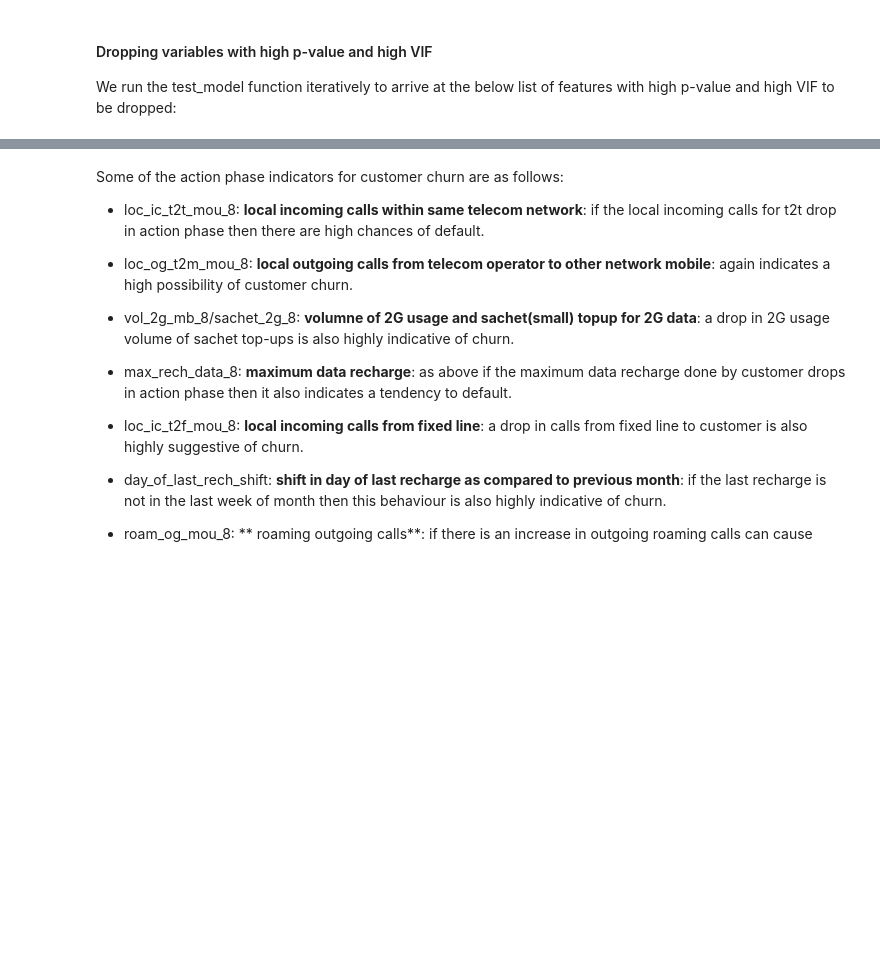
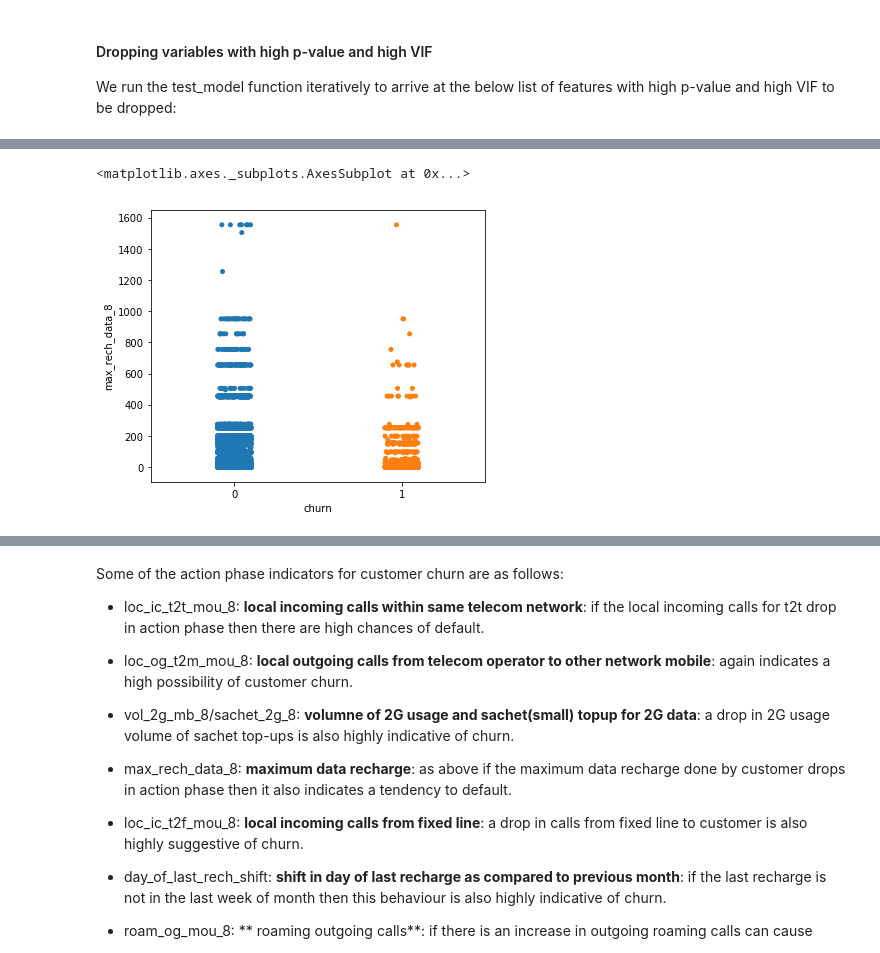
Before and after one commit to saad1504/Telecom_Churn_Case_Study, a Jupyter notebook: Telecom_Churn_Modelling.ipynb, the cells around one changed output, grey strips where cells are left out. Cells and saved outputs as stored; diff of their text form; code cells hidden in the pictures; blank space fills up the shorter version.

```diff
--- a/Telecom_Churn_Modelling.ipynb
+++ b/Telecom_Churn_Modelling.ipynb
@@ -2037,0 +2267,6 @@ loc_ic_t2t_mou_good_ph     0.3013      0.112      2.682      0.007       0.081
+# %%
+plt.rcParams["figure.figsize"] = [6, 5]
+sns.stripplot(x="churn", y="max_rech_data_8", data=telecom_data, jitter=True)
+# %% [output]
+<matplotlib.axes._subplots.AxesSubplot at 0x...>
+[figure, added]
```
Also changed, not shown: parts of 71 cells of this notebook.
